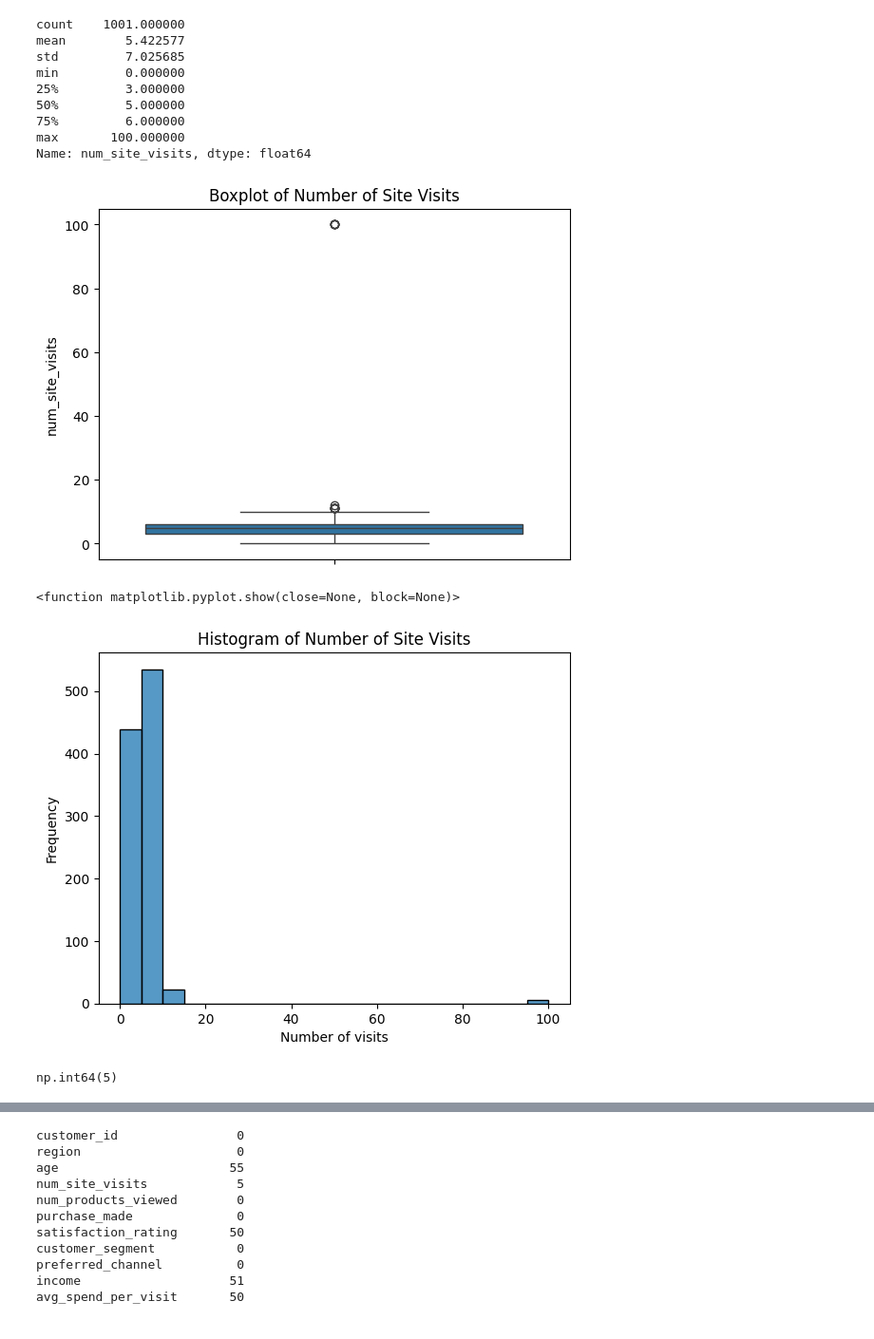
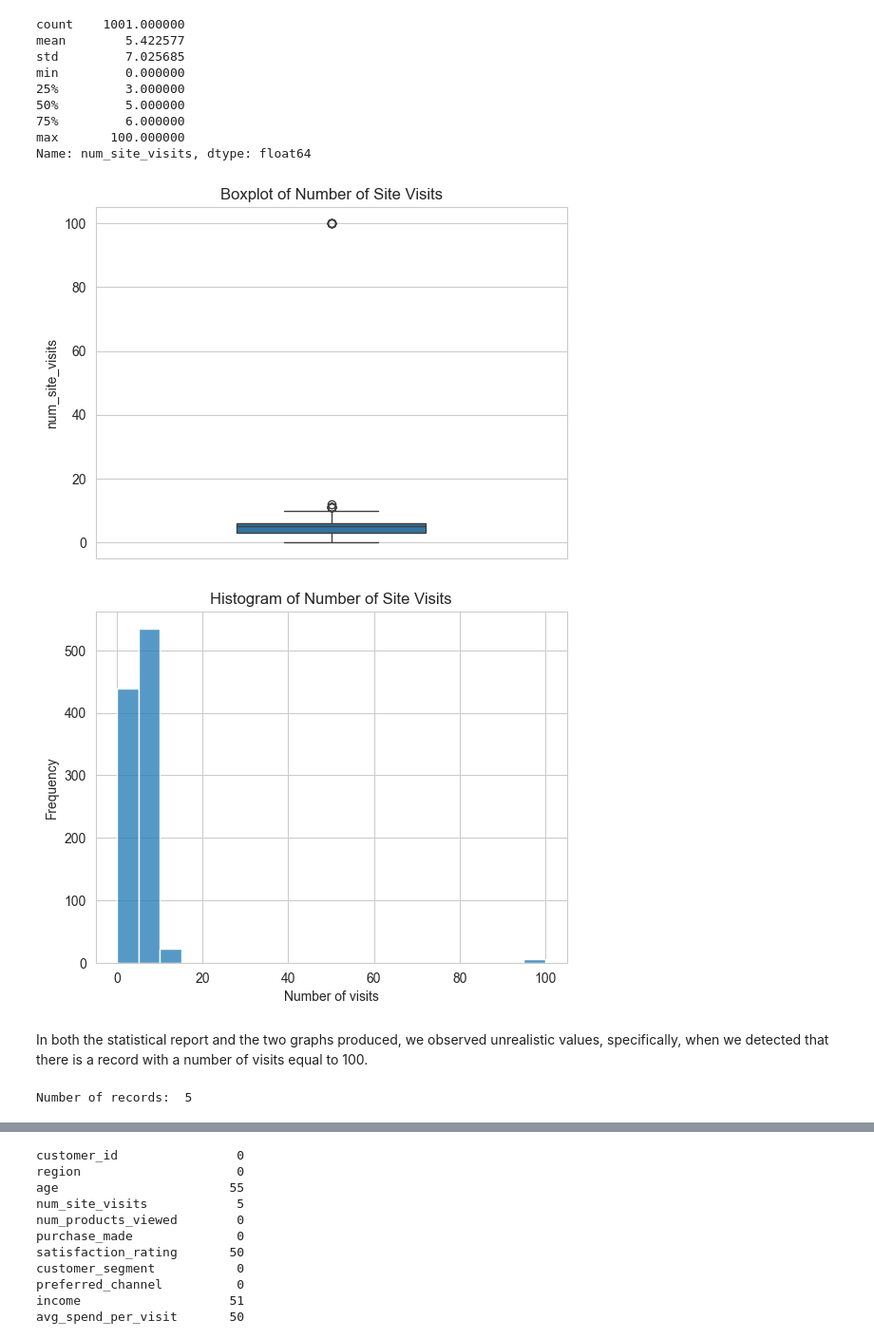
Before and after one commit to AnSebCR1705/Implementing-data-mining-topics-in-Python-and-comparing-them-to-R, a Jupyter notebook: Sessions/02_Data_Preprocessing.ipynb, the cells around one changed output, grey strips where cells are left out. Shown at 95% size. Cells and saved outputs as stored; diff of their text form; code cells hidden in the pictures.

```diff
--- a/Sessions/02_Data_Preprocessing.ipynb
+++ b/Sessions/02_Data_Preprocessing.ipynb
@@ -496,9 +501,9 @@ df.describe()
 # %%
-# 1. "Age": Minimun value is -5 and 50 missing, so set invalides to NA
 # Remove invalid age entries
-df['age'] = df['age'].where(df['age'].between(0,100),pd.NA)
+df['age'] = df['age'].where(df['age'].between(0,100), pd.NA)
 
 # Histogram for 'Age'
+sns.set_style("whitegrid")
 sns.histplot(df['age'].dropna(), bins=12)
 plt.xlabel('Age')
 plt.ylabel('Frequency')
@@ -582,22 +605,24 @@ max       100.000000
 Name: num_site_visits, dtype: float64
 # %%
 # Boxplot
-sns.boxplot(df['num_site_visits'].dropna())
+sns.boxplot(df['num_site_visits'].dropna(), width=0.4)
 plt.title('Boxplot of Number of Site Visits')
 plt.show()
 # %% [output]
-[figure, old version]
+[figure, new version]
 # %%
+# Histogram
 sns.histplot(df['num_site_visits'].dropna(), bins=20)
 plt.xlabel('Number of visits')
 plt.ylabel('Frequency')
 plt.title('Histogram of Number of Site Visits')
-plt.show
+plt.show()
 # %% [output]
-<function matplotlib.pyplot.show(close=None, block=None)>
-[figure, old version]
+[figure, new version]
+# %% [markdown]
+In both the statistical report and the two graphs produced, we observed unrealistic values, specifically, when we detected that there is a record with a number of visits equal to 100.
 # %%
-#Check how many are greater than a realistic threshold (e.g. 50 visits per session)
-(df['num_site_visits']>50).sum()
+# Review how many records exceed the acceptable threshold (e.g. 50 visits per session)
+print("Number of records: ", (df['num_site_visits']>50).sum())
 # %% [output]
-np.int64(5)
+Number of records:  5
```
Also changed, not shown: parts of 39 cells of this notebook.
